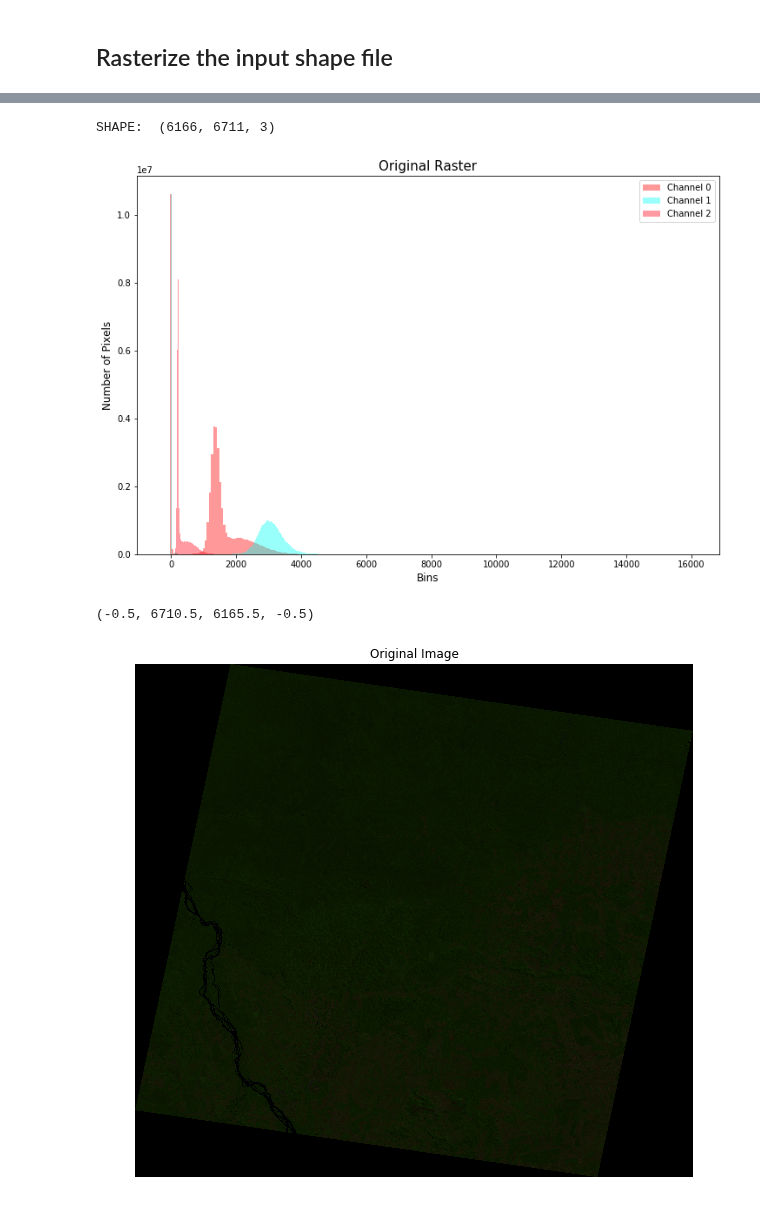
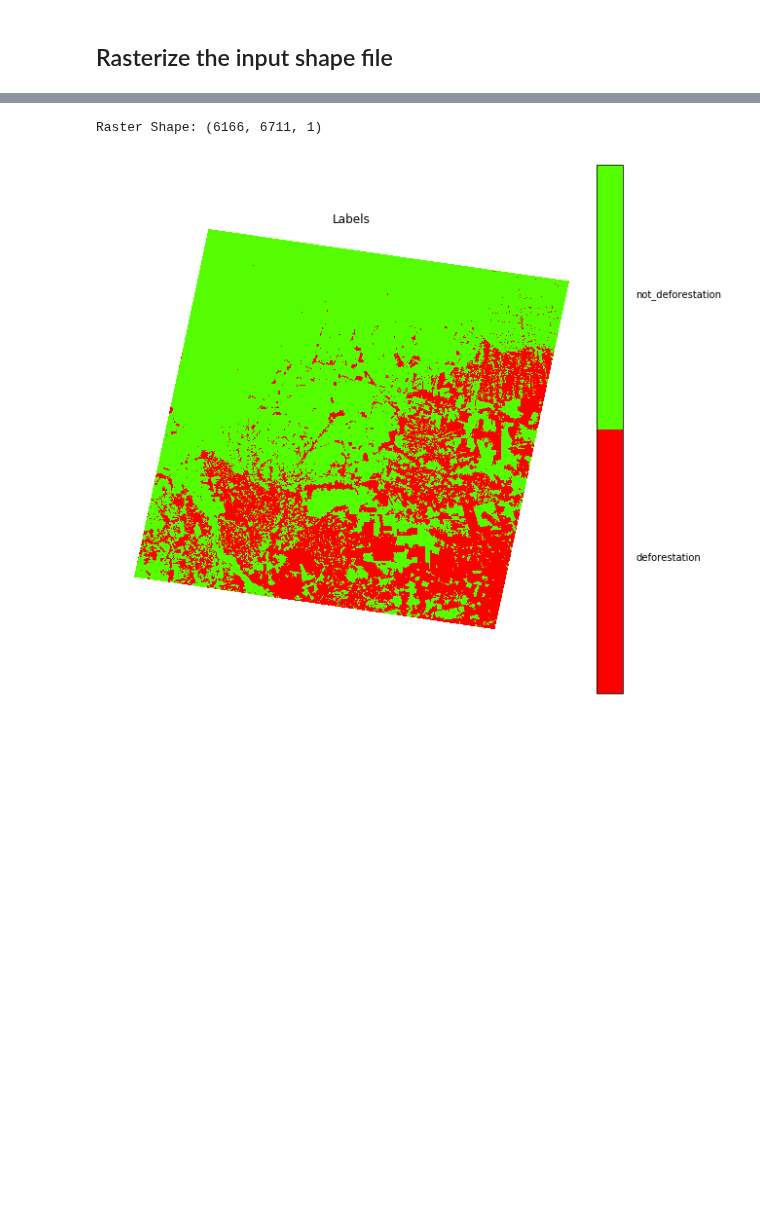
Before and after one commit to rvmaretto/deepgeo, a Jupyter notebook: notebooks/generate_samples_one_scene.ipynb, the cells around one changed output, grey strips where cells are left out. Saved outputs shown, nothing was run; the diff lists cells and outputs as text; code cells hidden in the pictures; blank space fills up the shorter version.

```diff
--- a/notebooks/generate_samples_one_scene.ipynb
+++ b/notebooks/generate_samples_one_scene.ipynb
@@ -78,16 +54,6 @@ NameError: name 'rasterized_layer' is not defined
-# %%
-preproc = prep.Preprocessor(raster_file, no_data=-9999)
-original_raster = preproc.get_raster_stacked_raster()
-print("SHAPE: ", original_raster.shape)
-image.plot_image_histogram(original_raster, title="Original Raster")
-
-original_raster = skimage.img_as_ubyte(original_raster)
-plt.figure(figsize=(10, 10))
-plt.title('Original Image')
-plt.imshow(original_raster)
-plt.axis('off')
-# %% [output]
-SHAPE:  (6166, 6711, 3)
-[figure, removed]
-(-0.5, 6710.5, 6165.5, -0.5)
-[figure, removed]
+# %%
+print("Raster Shape:", rasterized_layer.shape)
+vis.plot_labels(rasterized_layer, class_names)#, colors=["green", "red"])
+# %% [output]
+Raster Shape: (6166, 6711, 1)
+[figure, added]
```
Also changed, not shown: parts of 11 cells of this notebook, 6 other files.
